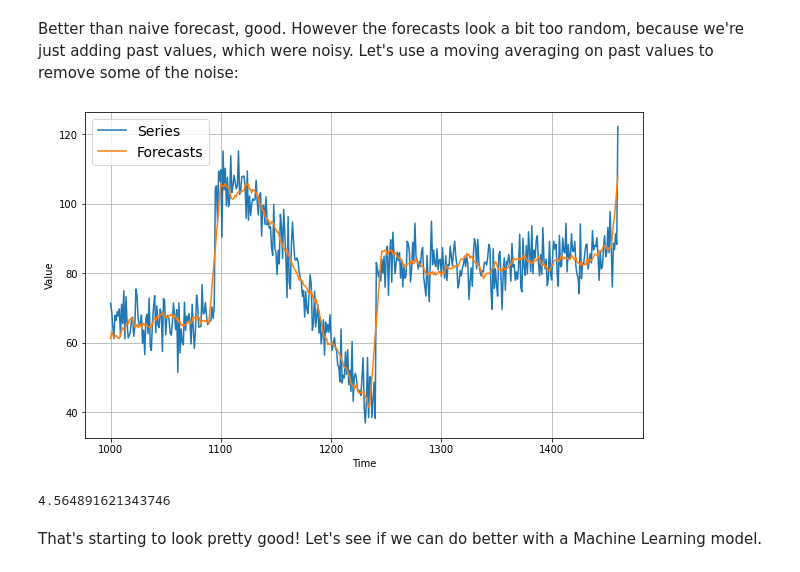
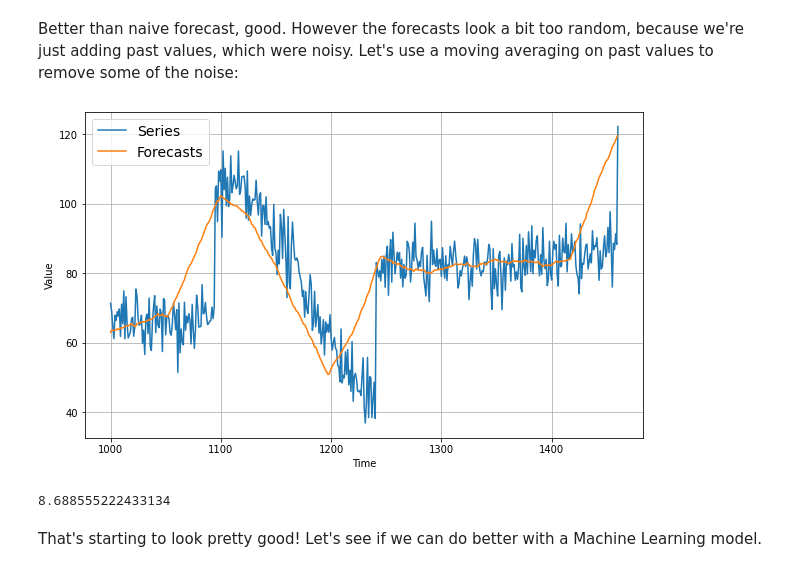
Before and after one commit to Sciform/sciform-hwz-ai-in-controlling, a Jupyter notebook: ts_03_moving_average.ipynb, the cells around one changed output. Drawn from its saved outputs; the diff is of its cells as text; code cells hidden in the pictures.

```diff
--- a/ts_03_moving_average.ipynb
+++ b/ts_03_moving_average.ipynb
@@ -191,19 +191,19 @@ Better than naive forecast, good. However the forecasts look a bit too random, b
 # %%
 # find a better window size than 48
 
-window_size_2 = 11
+window_size_2 = 48
 diff_moving_avg_plus_smooth_past = moving_average_forecast(series[split_time-370:-370+window_size_2], window_size_2) + diff_moving_avg
 
 plt.figure(figsize=(10, 6))
 plot_series(time_valid, x_valid, label="Series")
 plot_series(time_valid, diff_moving_avg_plus_smooth_past, label="Forecasts")
 plt.show()
 # %% [output]
-[figure, old version]
+[figure, new version]
 # %%
 keras.metrics.mean_absolute_error(x_valid, diff_moving_avg_plus_smooth_past).numpy()
 # %% [output]
-4.564891621343746
+8.688555222433134
 # %% [markdown]
 That's starting to look pretty good! Let's see if we can do better with a Machine Learning model.
 # %%
```
